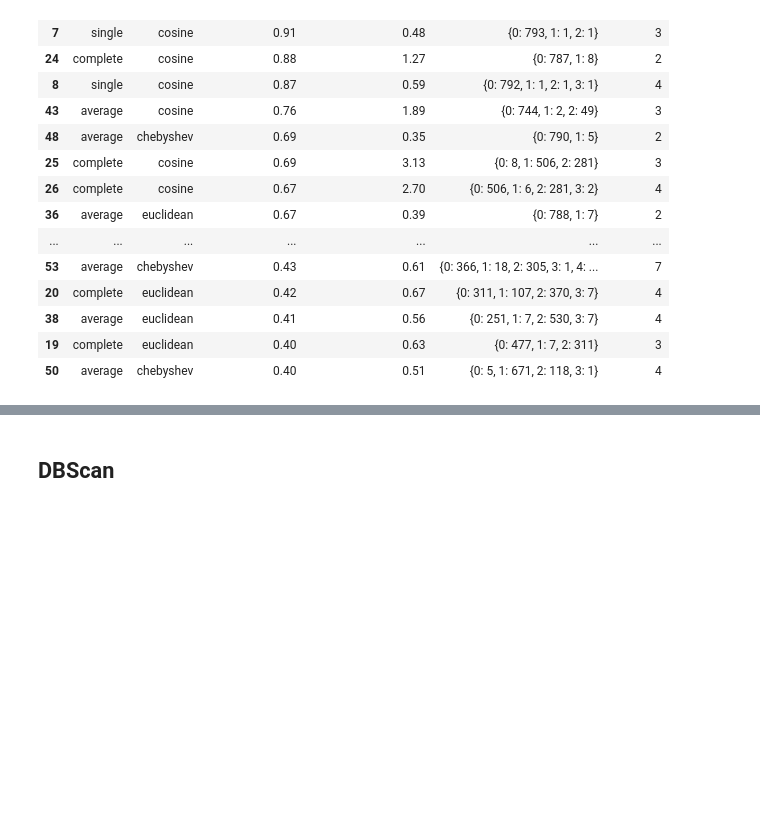
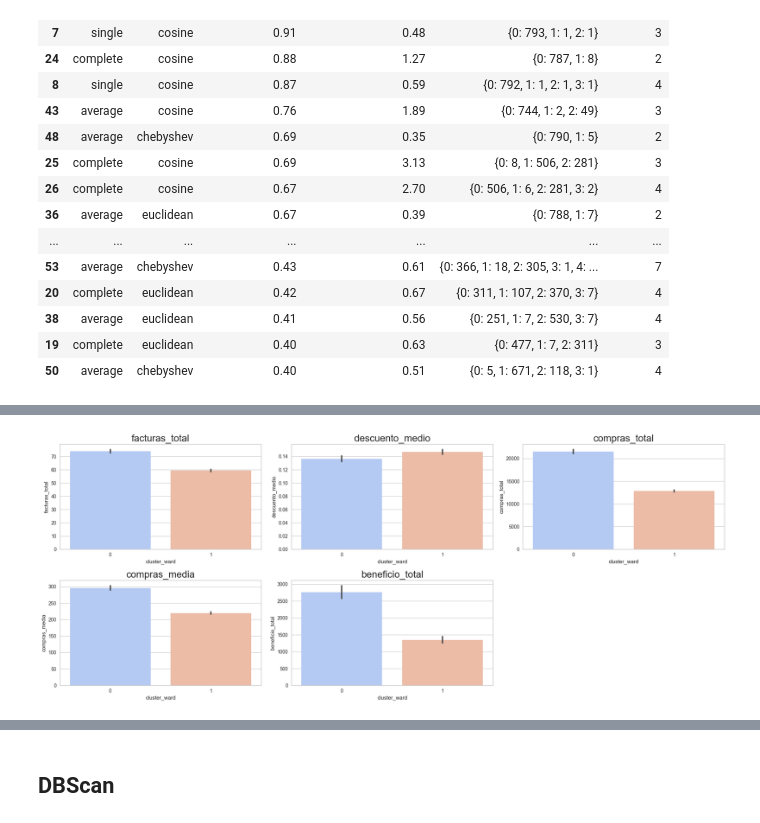
Before and after one commit to ngcarvajall/Proyecto9_Clustering_Regresion, a Jupyter notebook: Notebooks/EDA.ipynb, the cells around one changed output, grey strips where cells are left out. Cells and saved outputs as stored; diff of their text form; code cells hidden in the pictures; blank space fills up the shorter version.

```diff
--- a/Notebooks/EDA.ipynb
+++ b/Notebooks/EDA.ipynb
@@ -926,0 +969,3 @@ results_mod1.head(20)
+# %%
+df_ward = df_clean.copy()
+df_ward.drop(columns='cluster', inplace=True)
@@ -926,0 +982,2 @@ results_mod1.head(20)
+# %%
+df_ward['cluster_ward'] = labels_datos1
@@ -926,0 +994,13 @@ results_mod1.head(20)
+# %%
+fig,axes = plt.subplots(nrows=2, ncols=math.ceil(len(lista_col_num) /2), figsize= (20,8))
+axes = axes.flat
+
+for indice, columna in enumerate(lista_col_num):
+    df_group = df_ward.groupby('cluster_ward')[columna].mean().reset_index()
+    sns.barplot(x='cluster_ward', y=columna, data=df_ward, ax=axes[indice], palette='coolwarm')
+    axes[indice].set_title(columna, fontsize=20)
+
+plt.tight_layout()
+fig.delaxes(axes[-1])
+# %% [output]
+[figure, added]
```
Also changed, not shown: parts of 27 cells of this notebook, 1 other file.
